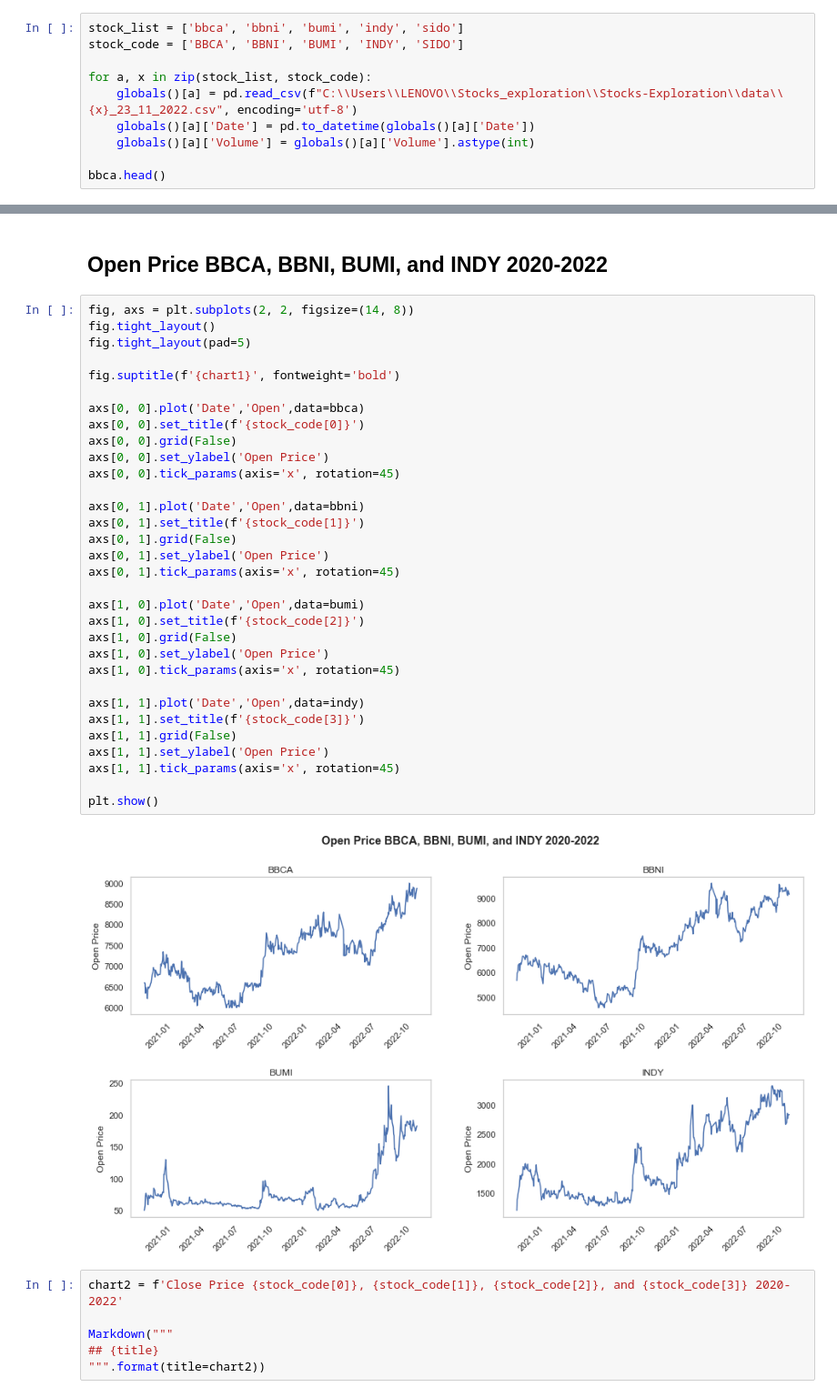
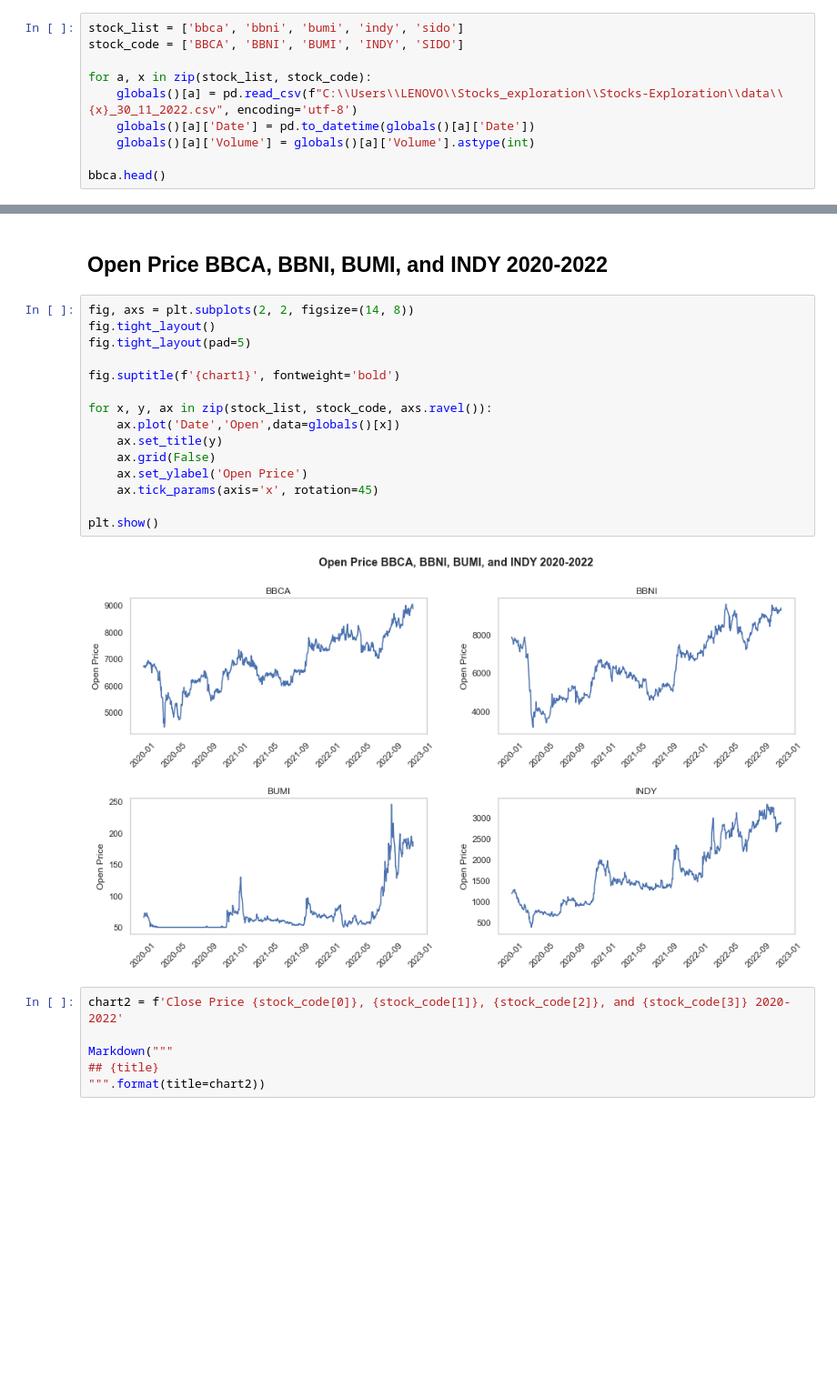
Before and after one commit to crypter70/Stocks-Prediction, a Jupyter notebook: Stocks Data Exploration.ipynb, the cells around one changed output, grey strips where cells are left out. Shown: that part at 91% size. Drawn from its saved outputs; the diff is of its cells as text; blank space fills up the shorter version.

```diff
--- a/Stocks Data Exploration.ipynb
+++ b/Stocks Data Exploration.ipynb
@@ -21,7 +24,7 @@ stock_list = ['bbca', 'bbni', 'bumi', 'indy', 'sido']
 stock_code = ['BBCA', 'BBNI', 'BUMI', 'INDY', 'SIDO']
 
 for a, x in zip(stock_list, stock_code):
-    globals()[a] = pd.read_csv(f"C:\\Users\\LENOVO\\Stocks_exploration\\Stocks-Exploration\\data\\{x}_23_11_2022.csv", encoding='utf-8')
+    globals()[a] = pd.read_csv(f"C:\\Users\\LENOVO\\Stocks_exploration\\Stocks-Exploration\\data\\{x}_30_11_2022.csv", encoding='utf-8')
     globals()[a]['Date'] = pd.to_datetime(globals()[a]['Date'])
     globals()[a]['Volume'] = globals()[a]['Volume'].astype(int)
 
@@ -61,37 +64,20 @@ Markdown("""
 # %%
 fig, axs = plt.subplots(2, 2, figsize=(14, 8))
 fig.tight_layout()
 fig.tight_layout(pad=5)
 
 fig.suptitle(f'{chart1}', fontweight='bold')
 
-axs[0, 0].plot('Date','Open',data=bbca)
-axs[0, 0].set_title(f'{stock_code[0]}')
-axs[0, 0].grid(False)
-axs[0, 0].set_ylabel('Open Price')
-axs[0, 0].tick_params(axis='x', rotation=45)
-
-axs[0, 1].plot('Date','Open',data=bbni)
-axs[0, 1].set_title(f'{stock_code[1]}')
-axs[0, 1].grid(False)
-axs[0, 1].set_ylabel('Open Price')
-axs[0, 1].tick_params(axis='x', rotation=45)
-
-axs[1, 0].plot('Date','Open',data=bumi)
-axs[1, 0].set_title(f'{stock_code[2]}')
-axs[1, 0].grid(False)
-axs[1, 0].set_ylabel('Open Price')
-axs[1, 0].tick_params(axis='x', rotation=45)
-
-axs[1, 1].plot('Date','Open',data=indy)
-axs[1, 1].set_title(f'{stock_code[3]}')
-axs[1, 1].grid(False)
-axs[1, 1].set_ylabel('Open Price')
-axs[1, 1].tick_params(axis='x', rotation=45)
+for x, y, ax in zip(stock_list, stock_code, axs.ravel()):
+    ax.plot('Date','Open',data=globals()[x])
+    ax.set_title(y)
+    ax.grid(False)
+    ax.set_ylabel('Open Price')
+    ax.tick_params(axis='x', rotation=45)
 
 plt.show()
 # %% [output]
-[figure, old version]
+[figure, new version]
 # %%
 chart2 = f'Close Price {stock_code[0]}, {stock_code[1]}, {stock_code[2]}, and {stock_code[3]} 2020-2022'
 
```
Also changed, not shown: parts of 14 cells of this notebook, 7 other files.
